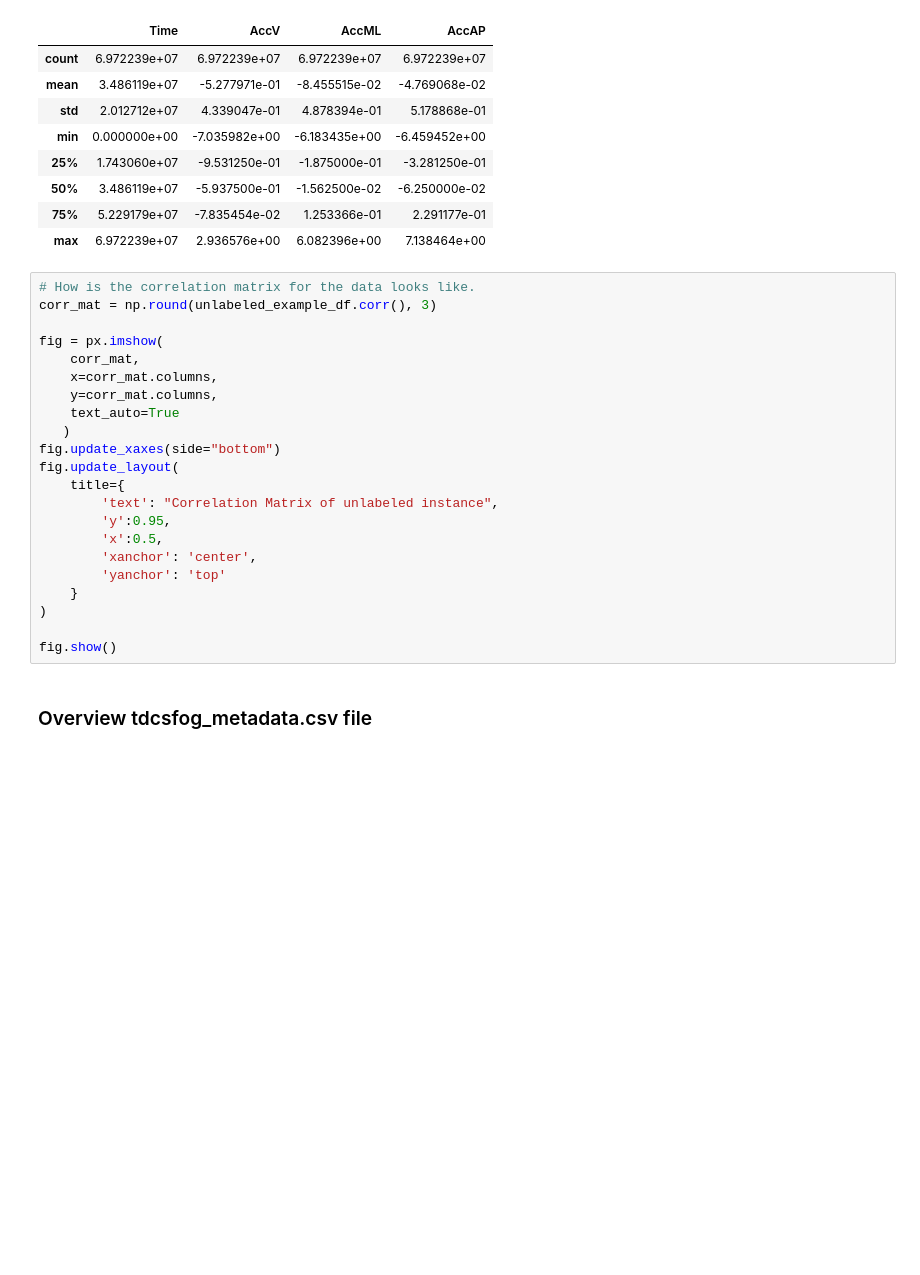
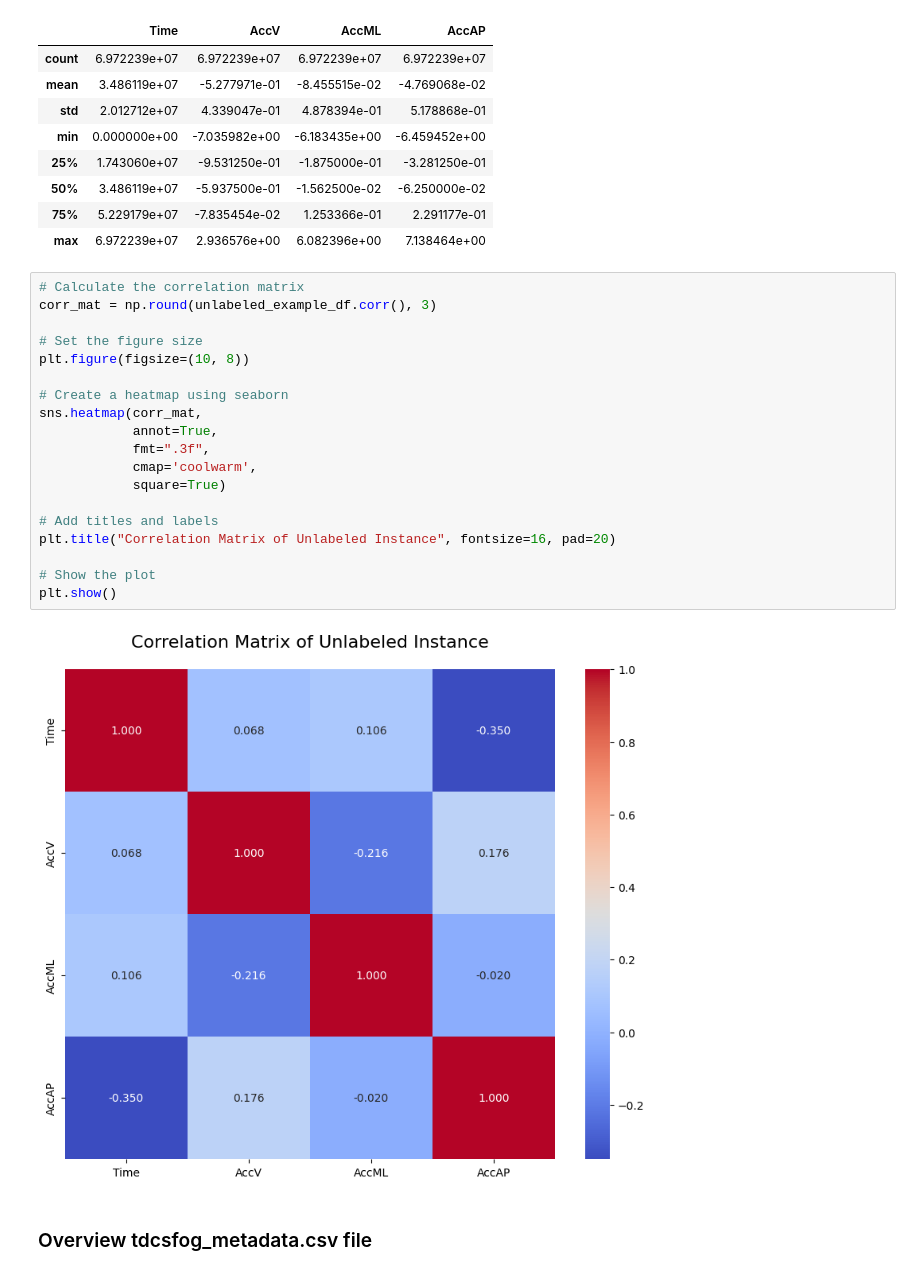
Before and after one commit to pariaighanian/Parkinson_Freezing_of_Gait_Prediction, a Jupyter notebook: EDA.ipynb, the cells around one changed output. Cells and saved outputs as stored; diff of their text form; blank space fills up the shorter version.

```diff
--- a/EDA.ipynb
+++ b/EDA.ipynb
@@ -356,28 +361,27 @@ unlabeled_example_df.describe()
 | 50% | 3.486119e+07 | -5.937500e-01 | -1.562500e-02 | -6.250000e-02 |
 | 75% | 5.229179e+07 | -7.835454e-02 | 1.253366e-01 | 2.291177e-01 |
 | max | 6.972239e+07 | 2.936576e+00 | 6.082396e+00 | 7.138464e+00 |
-# %%
-# How is the correlation matrix for the data looks like.
-corr_mat = np.round(unlabeled_example_df.corr(), 3)
-
-fig = px.imshow(
-    corr_mat,
-    x=corr_mat.columns,
-    y=corr_mat.columns,
-    text_auto=True
-   )
-fig.update_xaxes(side="bottom")
-fig.update_layout(
-    title={
-        'text': "Correlation Matrix of unlabeled instance",
-        'y':0.95,
-        'x':0.5,
-        'xanchor': 'center',
-        'yanchor': 'top'
-    }
-)
-
-fig.show()
+# %%
+# Calculate the correlation matrix
+corr_mat = np.round(unlabeled_example_df.corr(), 3)
+
+# Set the figure size
+plt.figure(figsize=(10, 8))
+
+# Create a heatmap using seaborn
+sns.heatmap(corr_mat,
+            annot=True,
+            fmt=".3f",
+            cmap='coolwarm',
+            square=True)
+
+# Add titles and labels
+plt.title("Correlation Matrix of Unlabeled Instance", fontsize=16, pad=20)
+
+# Show the plot
+plt.show()
+# %% [output]
+[figure, added]
 # %% [markdown]
 ### Overview tdcsfog_metadata.csv file
 # %% [markdown]
```
Also changed, not shown: parts of 62 cells of this notebook.
